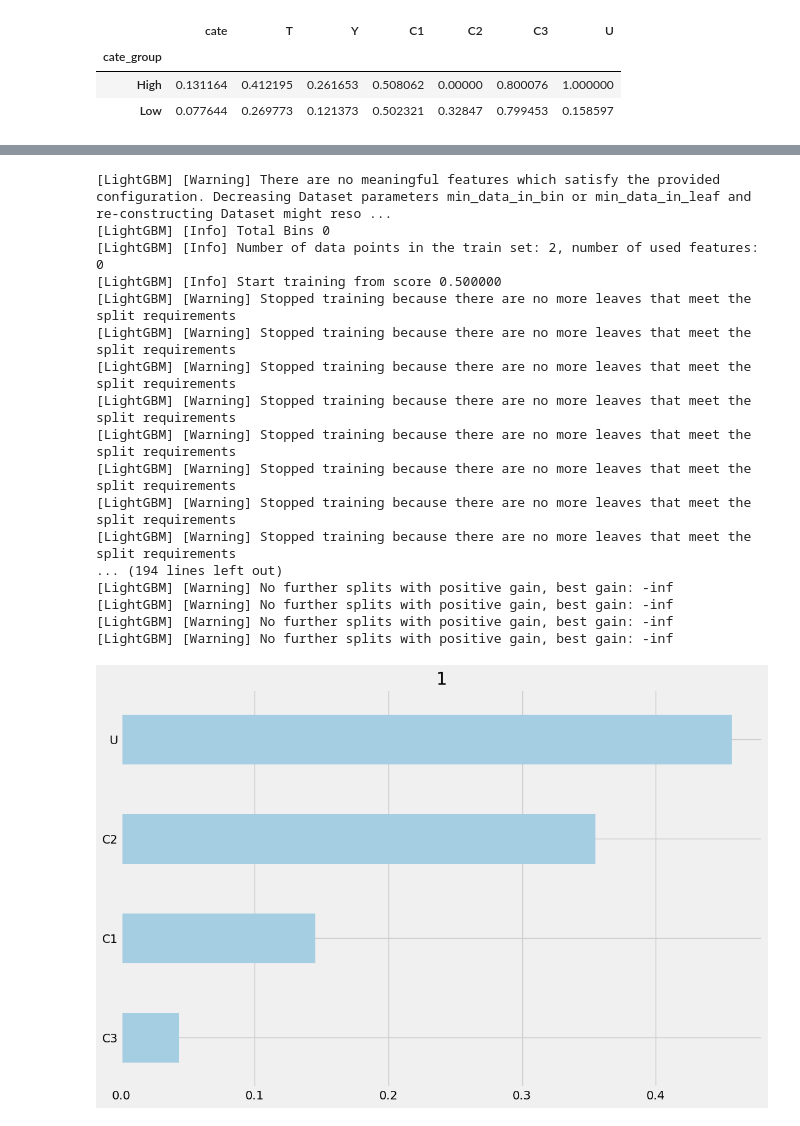
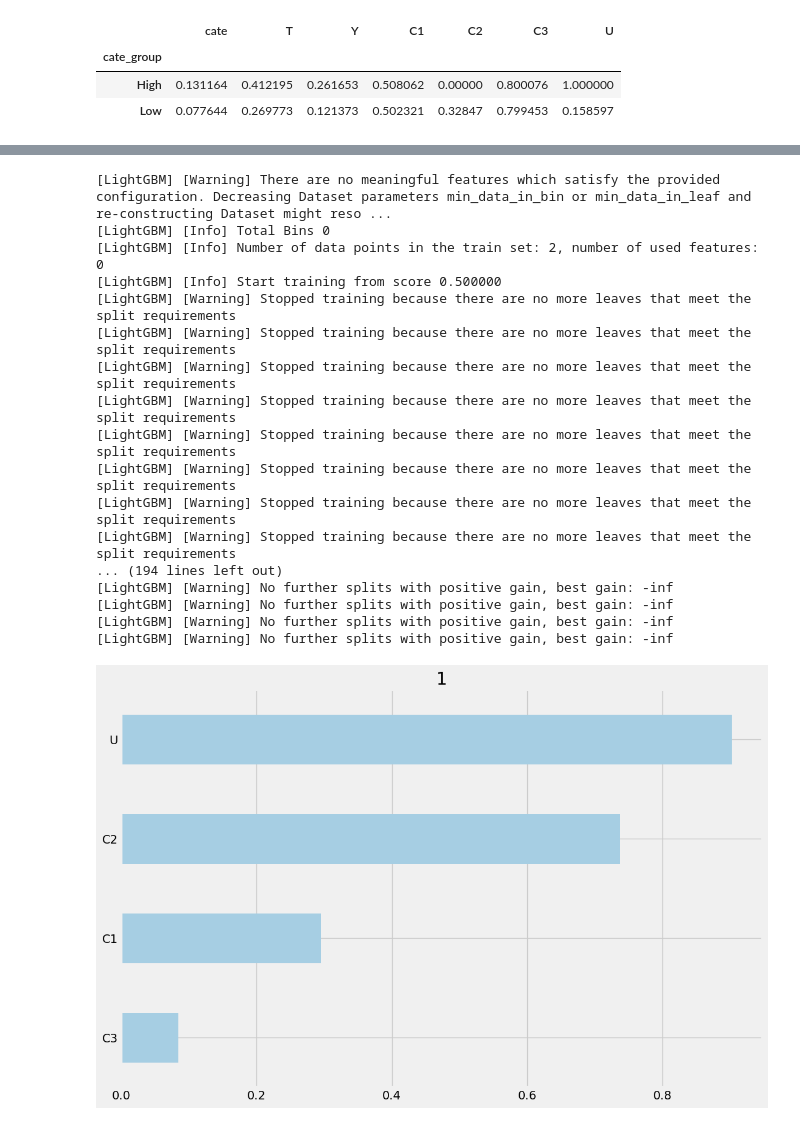
Before and after one commit to pcbrendel/causal, a Jupyter notebook: tutorials/s-learner.ipynb, the cells around one changed output, grey strips where cells are left out. Cells and saved outputs as stored; diff of their text form; code cells hidden in the pictures.

```diff
--- a/tutorials/s-learner.ipynb
+++ b/tutorials/s-learner.ipynb
@@ -146,26 +146,26 @@ slearner.get_importance(
 # %%
 slearner.plot_importance(
     X=X_test,
     tau=cate_test,
-    method='auto', # can be 'permutation' or 'shap' depending on model
+    method='permutation',
     features=X_test.columns.tolist()
 )
 # %% [output]
 [LightGBM] [Warning] There are no meaningful features which satisfy the provided configuration. Decreasing Dataset parameters min_data_in_bin or min_data_in_leaf and re-constructing Dataset might reso ...
 [LightGBM] [Info] Total Bins 0
 [LightGBM] [Info] Number of data points in the train set: 2, number of used features: 0
 [LightGBM] [Info] Start training from score 0.500000
 [LightGBM] [Warning] Stopped training because there are no more leaves that meet the split requirements
 [LightGBM] [Warning] Stopped training because there are no more leaves that meet the split requirements
 [LightGBM] [Warning] Stopped training because there are no more leaves that meet the split requirements
 [LightGBM] [Warning] Stopped training because there are no more leaves that meet the split requirements
 [LightGBM] [Warning] Stopped training because there are no more leaves that meet the split requirements
 [LightGBM] [Warning] Stopped training because there are no more leaves that meet the split requirements
 [LightGBM] [Warning] Stopped training because there are no more leaves that meet the split requirements
 [LightGBM] [Warning] Stopped training because there are no more leaves that meet the split requirements
 ... (194 lines left out)
 [LightGBM] [Warning] No further splits with positive gain, best gain: -inf
 [LightGBM] [Warning] No further splits with positive gain, best gain: -inf
 [LightGBM] [Warning] No further splits with positive gain, best gain: -inf
 [LightGBM] [Warning] No further splits with positive gain, best gain: -inf
-[figure, old version]
+[figure, new version]
```
Also changed, not shown: parts of 3 cells of this notebook, 1 other file.
